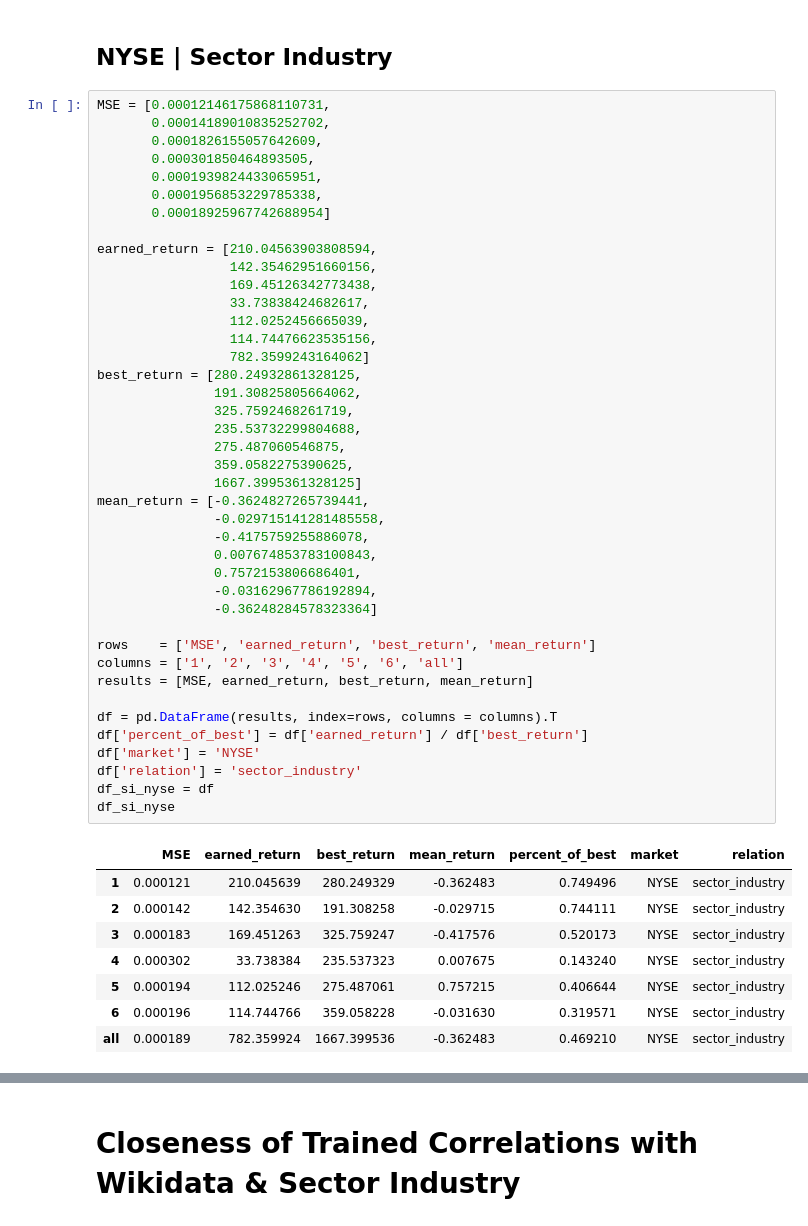
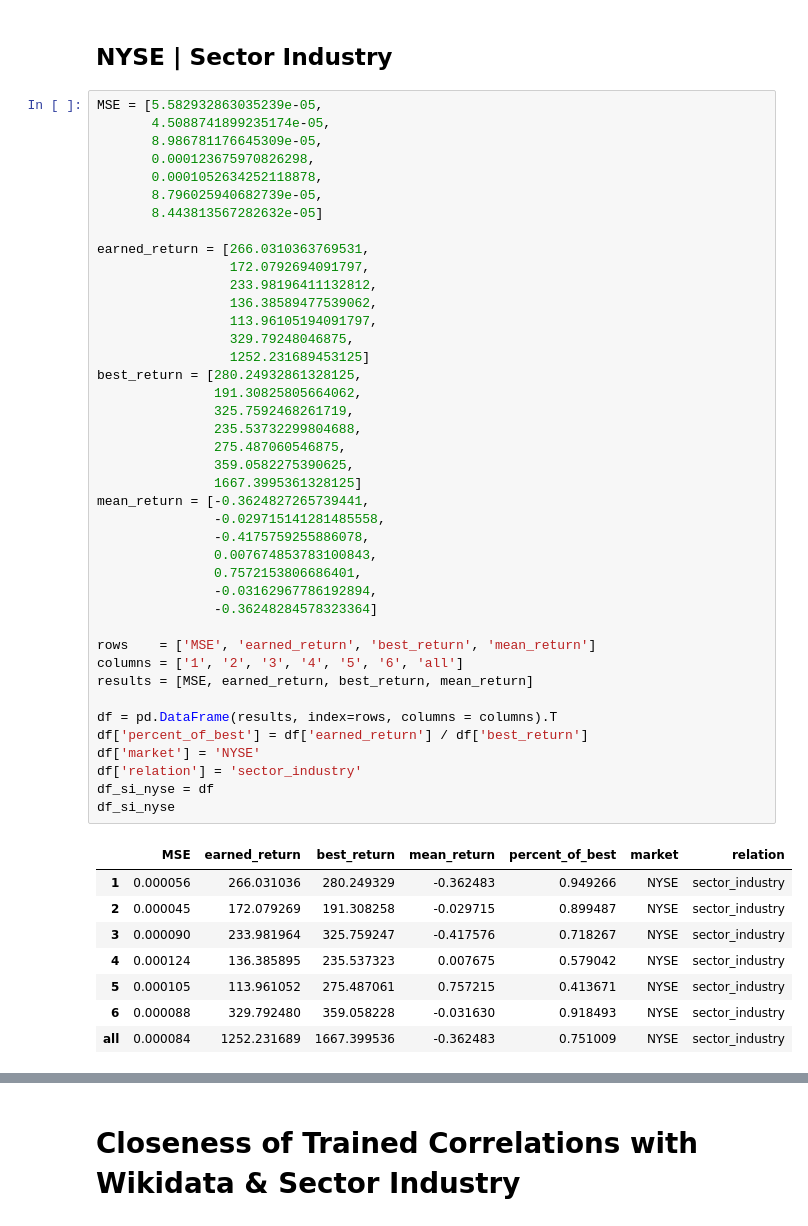
Before and after one commit to fabriceyhc/ppl_gnn_stocks, a Jupyter notebook: results_analysis.ipynb, the cells around one changed output, grey strips where cells are left out. Saved outputs shown, nothing was run; the diff lists cells and outputs as text.

```diff
--- a/results_analysis.ipynb
+++ b/results_analysis.ipynb
@@ -503,55 +503,55 @@ plt.show()
 # %% [markdown]
 ## NYSE | Sector Industry
 # %%
-MSE = [0.00012146175868110731,
-       0.00014189010835252702,
-       0.0001826155057642609,
-       0.000301850464893505,
-       0.0001939824433065951,
-       0.0001956853229785338,
-       0.00018925967742688954]
+MSE = [5.582932863035239e-05,
+       4.5088741899235174e-05,
+       8.986781176645309e-05,
+       0.000123675970826298,
+       0.0001052634252118878,
+       8.796025940682739e-05,
+       8.443813567282632e-05]
 
-earned_return = [210.04563903808594,
-                 142.35462951660156,
-                 169.45126342773438,
-                 33.73838424682617,
-                 112.0252456665039,
-                 114.74476623535156,
-                 782.3599243164062]
+earned_return = [266.0310363769531,
+                 172.0792694091797,
+                 233.98196411132812,
+                 136.38589477539062,
+                 113.96105194091797,
+                 329.79248046875,
+                 1252.231689453125]
 best_return = [280.24932861328125,
                191.30825805664062,
                325.7592468261719,
                235.53732299804688,
                275.487060546875,
                359.0582275390625,
                1667.3995361328125]
 mean_return = [-0.3624827265739441,
                -0.029715141281485558,
                -0.4175759255886078,
                0.007674853783100843,
                0.7572153806686401,
                -0.03162967786192894,
                -0.36248284578323364]
 
 rows    = ['MSE', 'earned_return', 'best_return', 'mean_return']
 columns = ['1', '2', '3', '4', '5', '6', 'all']
 results = [MSE, earned_return, best_return, mean_return]
 
 df = pd.DataFrame(results, index=rows, columns = columns).T
 df['percent_of_best'] = df['earned_return'] / df['best_return']
 df['market'] = 'NYSE'
 df['relation'] = 'sector_industry'
 df_si_nyse = df
 df_si_nyse
 # %% [output]
 |  | MSE | earned_return | best_return | mean_return | percent_of_best | market | relation |
-| 1 | 0.000121 | 210.045639 | 280.249329 | -0.362483 | 0.749496 | NYSE | sector_industry |
-| 2 | 0.000142 | 142.354630 | 191.308258 | -0.029715 | 0.744111 | NYSE | sector_industry |
-| 3 | 0.000183 | 169.451263 | 325.759247 | -0.417576 | 0.520173 | NYSE | sector_industry |
-| 4 | 0.000302 | 33.738384 | 235.537323 | 0.007675 | 0.143240 | NYSE | sector_industry |
-| 5 | 0.000194 | 112.025246 | 275.487061 | 0.757215 | 0.406644 | NYSE | sector_industry |
-| 6 | 0.000196 | 114.744766 | 359.058228 | -0.031630 | 0.319571 | NYSE | sector_industry |
-| all | 0.000189 | 782.359924 | 1667.399536 | -0.362483 | 0.469210 | NYSE | sector_industry |
+| 1 | 0.000056 | 266.031036 | 280.249329 | -0.362483 | 0.949266 | NYSE | sector_industry |
+| 2 | 0.000045 | 172.079269 | 191.308258 | -0.029715 | 0.899487 | NYSE | sector_industry |
+| 3 | 0.000090 | 233.981964 | 325.759247 | -0.417576 | 0.718267 | NYSE | sector_industry |
+| 4 | 0.000124 | 136.385895 | 235.537323 | 0.007675 | 0.579042 | NYSE | sector_industry |
+| 5 | 0.000105 | 113.961052 | 275.487061 | 0.757215 | 0.413671 | NYSE | sector_industry |
+| 6 | 0.000088 | 329.792480 | 359.058228 | -0.031630 | 0.918493 | NYSE | sector_industry |
+| all | 0.000084 | 1252.231689 | 1667.399536 | -0.362483 | 0.751009 | NYSE | sector_industry |
 # %%
 sns.barplot(x=df_si_nyse.index, y='percent_of_best', data=df_si_nyse)
 plt.xlabel('Window')
```
Also changed, not shown: parts of 3 cells of this notebook.
